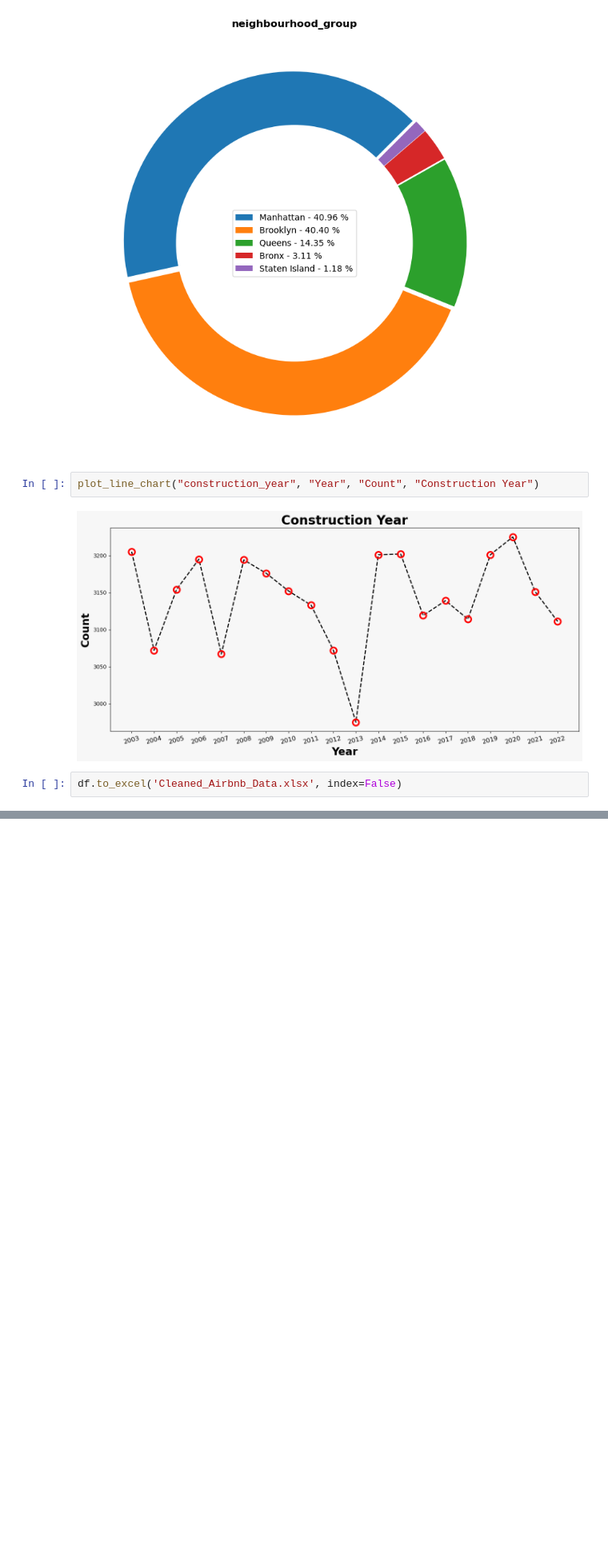
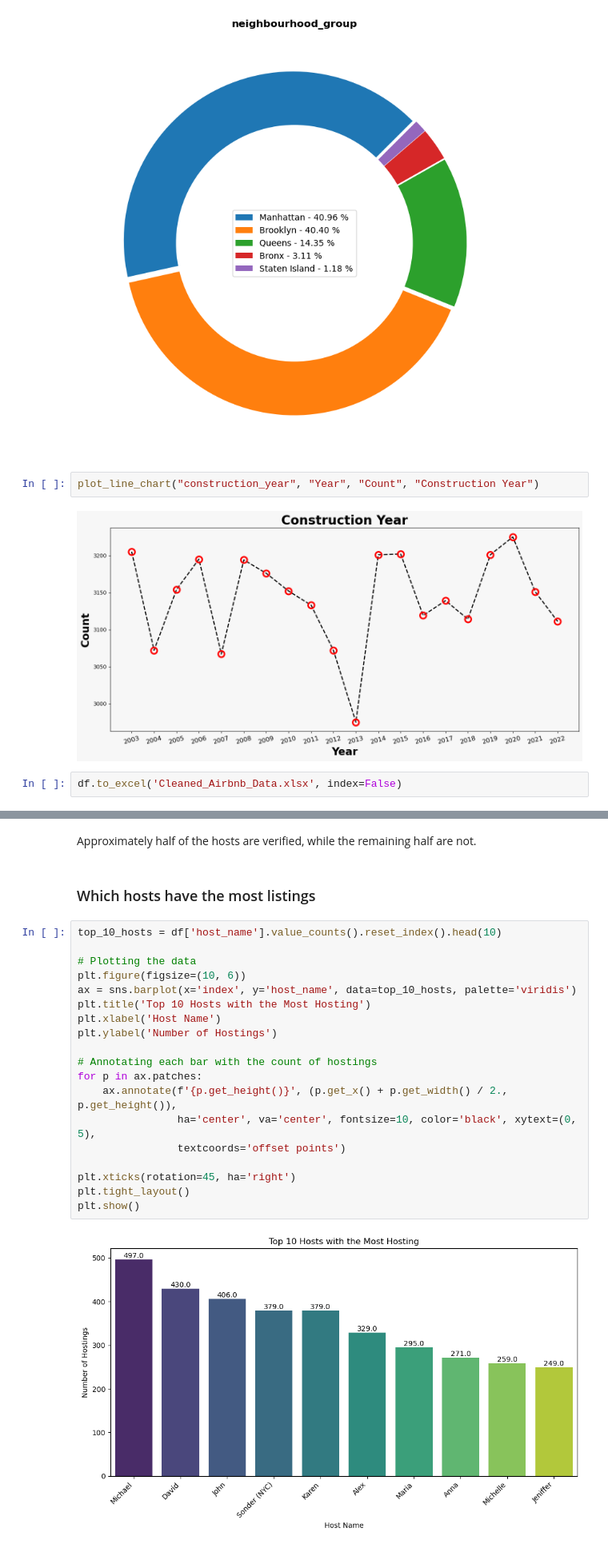
Before and after one commit to chrishunt11/Airbnb_Analysis, a Jupyter notebook: Airbnb Open Data.ipynb, the cells around one changed output, grey strips where cells are left out. Shown at 80% size. Drawn from its saved outputs; the diff is of its cells as text; blank space fills up the shorter version.

```diff
--- a/Airbnb Open Data.ipynb
+++ b/Airbnb Open Data.ipynb
@@ -450,0 +461,25 @@ df.to_excel('Cleaned_Airbnb_Data.xlsx', index=False)
+# %% [markdown]
+Approximately half of the hosts are verified, while the remaining half are not.
+# %% [markdown]
+### Which hosts have the most listings
+# %%
+top_10_hosts = df['host_name'].value_counts().reset_index().head(10)
+
+# Plotting the data
+plt.figure(figsize=(10, 6))
+ax = sns.barplot(x='index', y='host_name', data=top_10_hosts, palette='viridis')
+plt.title('Top 10 Hosts with the Most Hosting')
+plt.xlabel('Host Name')
+plt.ylabel('Number of Hostings')
+
+# Annotating each bar with the count of hostings
+for p in ax.patches:
+    ax.annotate(f'{p.get_height()}', (p.get_x() + p.get_width() / 2., p.get_height()),
+                ha='center', va='center', fontsize=10, color='black', xytext=(0, 5),
+                textcoords='offset points')
+
+plt.xticks(rotation=45, ha='right')
+plt.tight_layout()
+plt.show()
+# %% [output]
+[figure, added]
```
Also changed, not shown: parts of 11 cells of this notebook, 1 other file.
